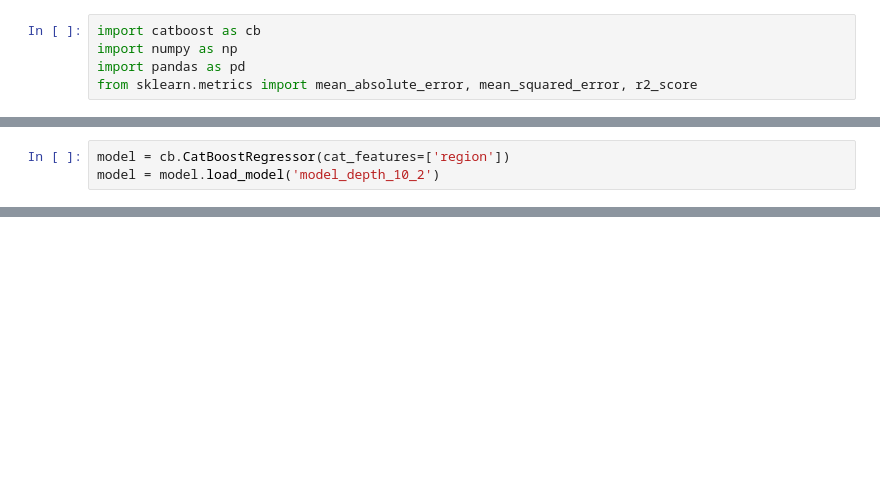
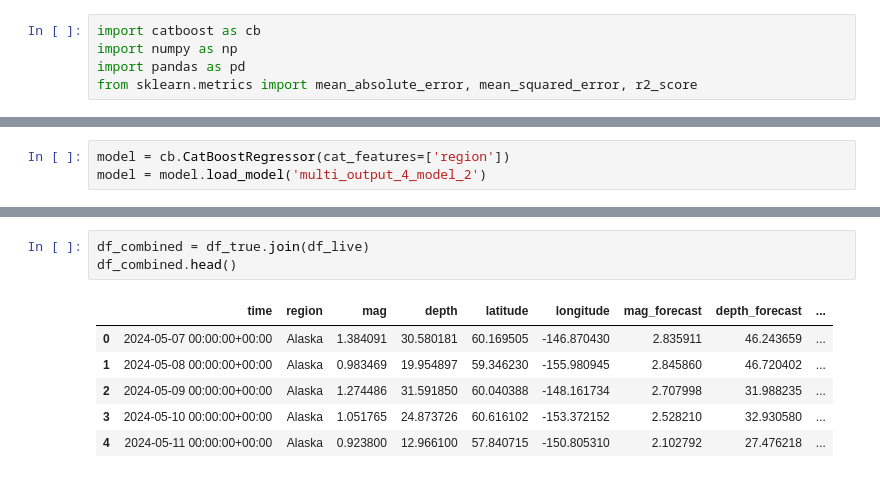
Before and after one commit to andre-anan-gilbert/llm-earthquake-forecasting, a Jupyter notebook: ml/evaluation.ipynb, the cells around one changed output, grey strips where cells are left out. Saved outputs shown, nothing was run; the diff lists cells and outputs as text; blank space fills up the shorter version.

```diff
--- a/ml/evaluation.ipynb
+++ b/ml/evaluation.ipynb
@@ -22,5 +30,5 @@ top_k_regions = regions.head(top_k).index
 # %%
 model = cb.CatBoostRegressor(cat_features=['region'])
-model = model.load_model('model_depth_10_2')
+model = model.load_model('multi_output_4_model_2')
 # %%
 start_lag = 3
@@ -179,0 +220,10 @@ for region in df_live.region.unique():
+# %%
+df_combined = df_true.join(df_live)
+df_combined.head()
+# %% [output]
+|  | time | region | mag | depth | latitude | longitude | mag_forecast | depth_forecast | ... |
+| 0 | 2024-05-07 00:00:00+00:00 | Alaska | 1.384091 | 30.580181 | 60.169505 | -146.870430 | 2.835911 | 46.243659 | ... |
+| 1 | 2024-05-08 00:00:00+00:00 | Alaska | 0.983469 | 19.954897 | 59.346230 | -155.980945 | 2.845860 | 46.720402 | ... |
+| 2 | 2024-05-09 00:00:00+00:00 | Alaska | 1.274486 | 31.591850 | 60.040388 | -148.161734 | 2.707998 | 31.988235 | ... |
+| 3 | 2024-05-10 00:00:00+00:00 | Alaska | 1.051765 | 24.873726 | 60.616102 | -153.372152 | 2.528210 | 32.930580 | ... |
+| 4 | 2024-05-11 00:00:00+00:00 | Alaska | 0.923800 | 12.966100 | 57.840715 | -150.805310 | 2.102792 | 27.476218 | ... |
```
Also changed, not shown: parts of 10 cells of this notebook, 9 other files.
